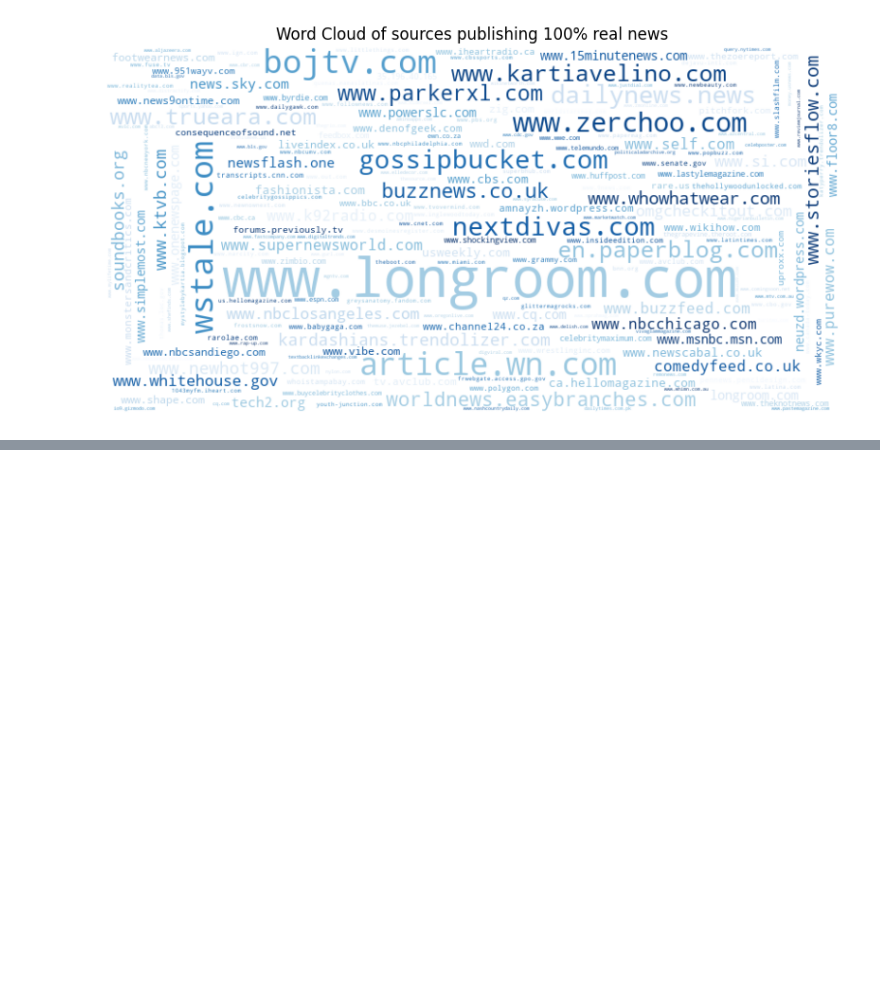
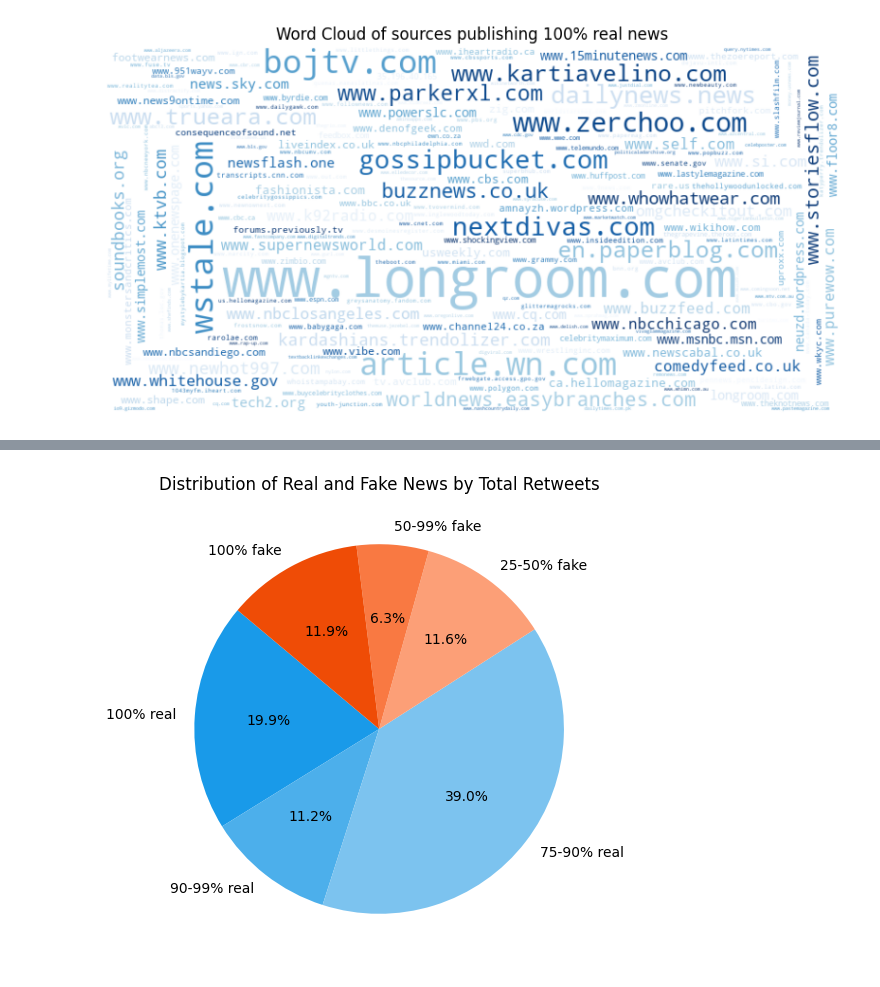
Before and after one commit to azkssd/DataVisualizationHomework3, a Jupyter notebook: TP.ipynb, the cells around one changed output, grey strips where cells are left out. Drawn from its saved outputs; the diff is of its cells as text; code cells hidden in the pictures; blank space fills up the shorter version.

```diff
--- a/TP.ipynb
+++ b/TP.ipynb
@@ -232,0 +289,24 @@ create_word(real_news_100,'Blues','Word Cloud of sources publishing 100% real ne
+# %%
+# Calculate the total number of shares (tweet_num) per category
+total_shares_real_news_100 = df[df['source_domain'].isin(real_news_100)]['tweet_num'].sum()
+total_shares_real_news_90 = df[df['source_domain'].isin(real_news_90)]['tweet_num'].sum()
+total_shares_real_news_75 = df[df['source_domain'].isin(real_news_75)]['tweet_num'].sum()
+total_shares_real_news_50 = df[df['source_domain'].isin(real_news_50)]['tweet_num'].sum()
+total_shares_real_news_0 = df[df['source_domain'].isin(real_news_0)]['tweet_num'].sum()
+total_shares_fake_news_100 = df[df['source_domain'].isin(fake_news_100)]['tweet_num'].sum()
+
+# Plotting
+plt.figure(figsize=(6, 6))
+
+# Pie chart
+labels = ['100% real','90-99% real','75-90% real', '25-50% fake', '50-99% fake', '100% fake']
+sizes = [total_shares_real_news_100, total_shares_real_news_90, total_shares_real_news_75,
+         total_shares_real_news_50, total_shares_real_news_0, total_shares_fake_news_100]
+colors = ['#199AE9','#4CAFEB', '#7CC3EF', '#FC9F77', '#F97942', '#EF4C06']
+
+plt.pie(sizes, labels=labels, colors=colors, autopct='%1.1f%%', startangle=140)
+plt.title('Distribution of Real and Fake News by Total Retweets')
+
+plt.show()
+# %% [output]
+[figure, added]
```
Also changed, not shown: parts of 2 cells of this notebook.
